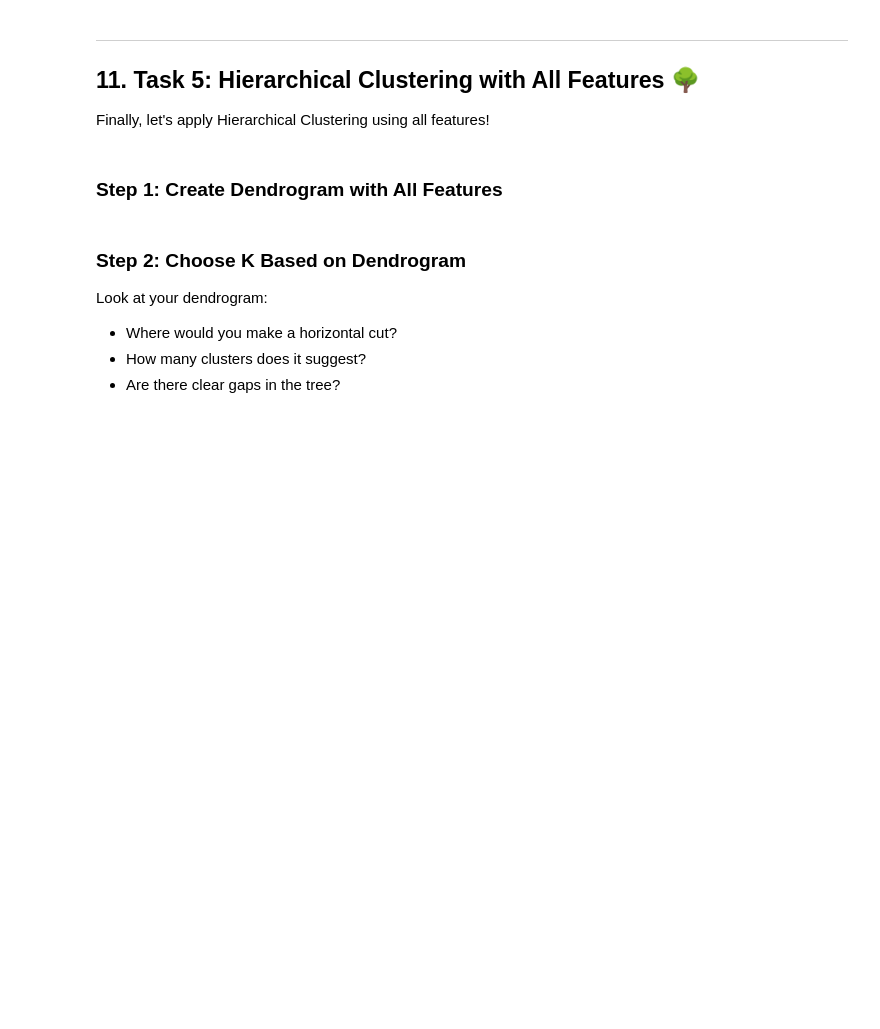
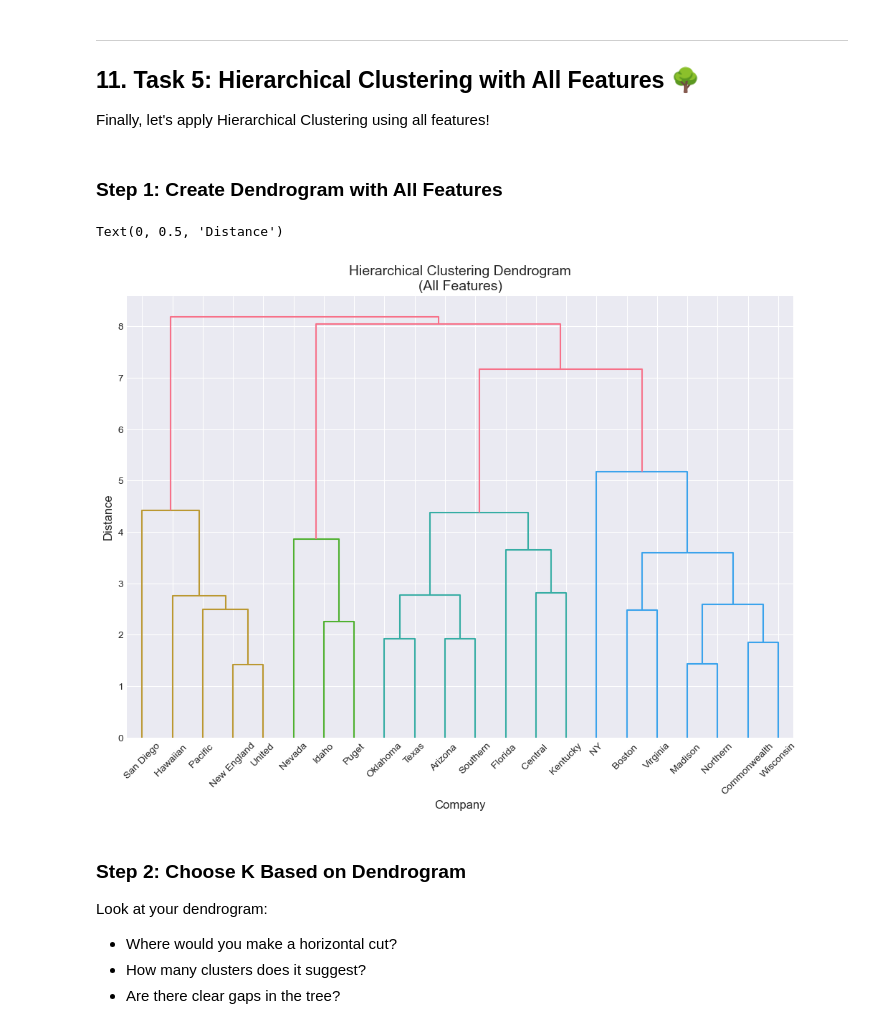
Before and after one commit to LittleVigney/COMPX310, a Jupyter notebook: Lab/Lab9/Lab9_Clustering.ipynb, the cells around one changed output. Cells and saved outputs as stored; diff of their text form; code cells hidden in the pictures; blank space fills up the shorter version.

```diff
--- a/Lab/Lab9/Lab9_Clustering.ipynb
+++ b/Lab/Lab9/Lab9_Clustering.ipynb
@@ -1272,11 +1316,21 @@ Finally, let's apply Hierarchical Clustering using all features!
 # %%
 ### YOUR CODE HERE ###
 # Create dendrogram using X_all_scaled (all features)
 # Same as Task 4, but with all features
+linkage_matrix = linkage(X_all_scaled, method='ward')
 
+plt.figure(figsize=(12, 8))
+dendrogram(linkage_matrix, labels=df['Company'].values,
+           leaf_font_size=10, leaf_rotation=45)
+plt.title('Hierarchical Clustering Dendrogram\n(All Features)', fontsize=14)
+plt.xlabel('Company', fontsize=12)
+plt.ylabel('Distance', fontsize=12)
 
 
 ### END YOUR CODE ###
+# %% [output]
+Text(0, 0.5, 'Distance')
+[figure, added]
 # %% [markdown]
 ### Step 2: Choose K Based on Dendrogram
 
```
Also changed, not shown: parts of 12 cells of this notebook.
